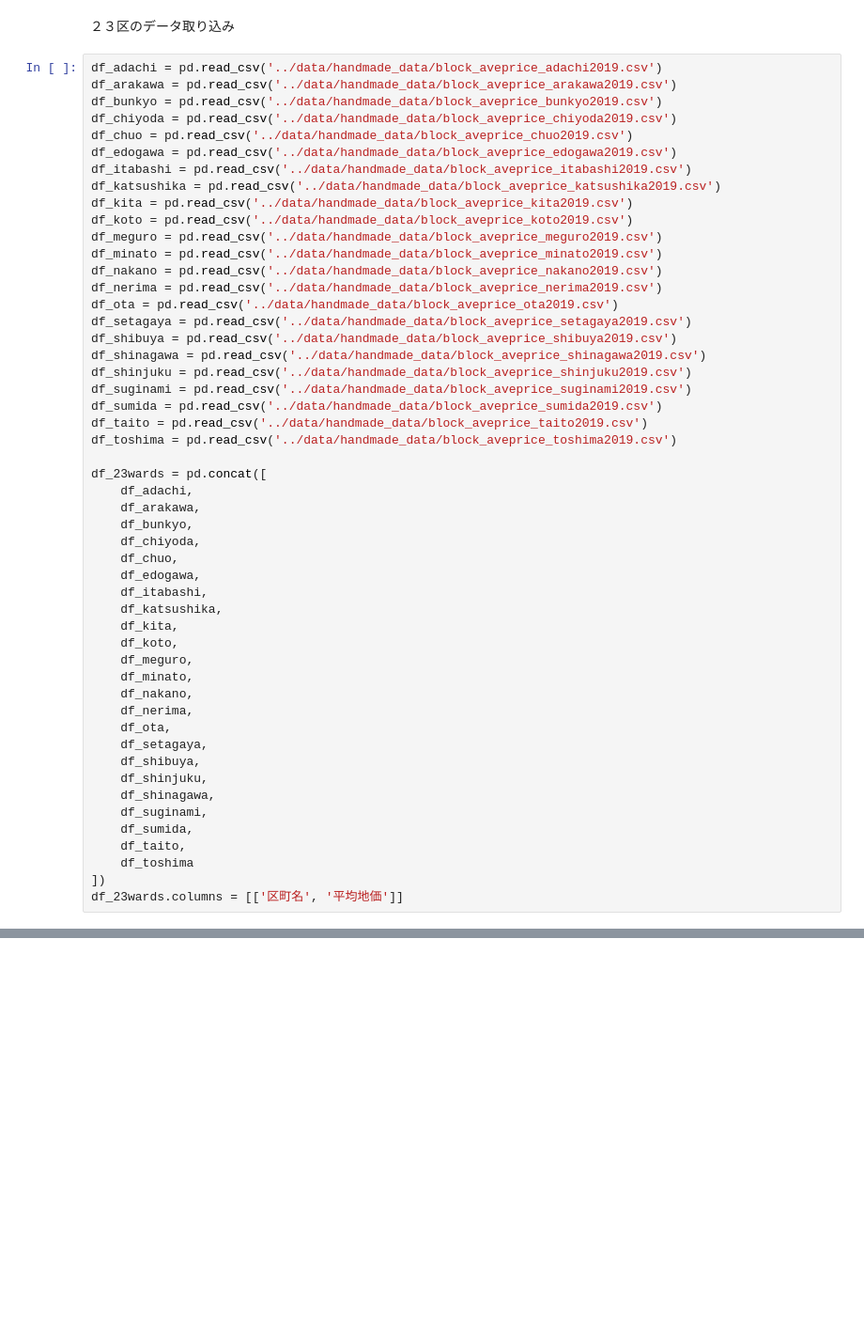
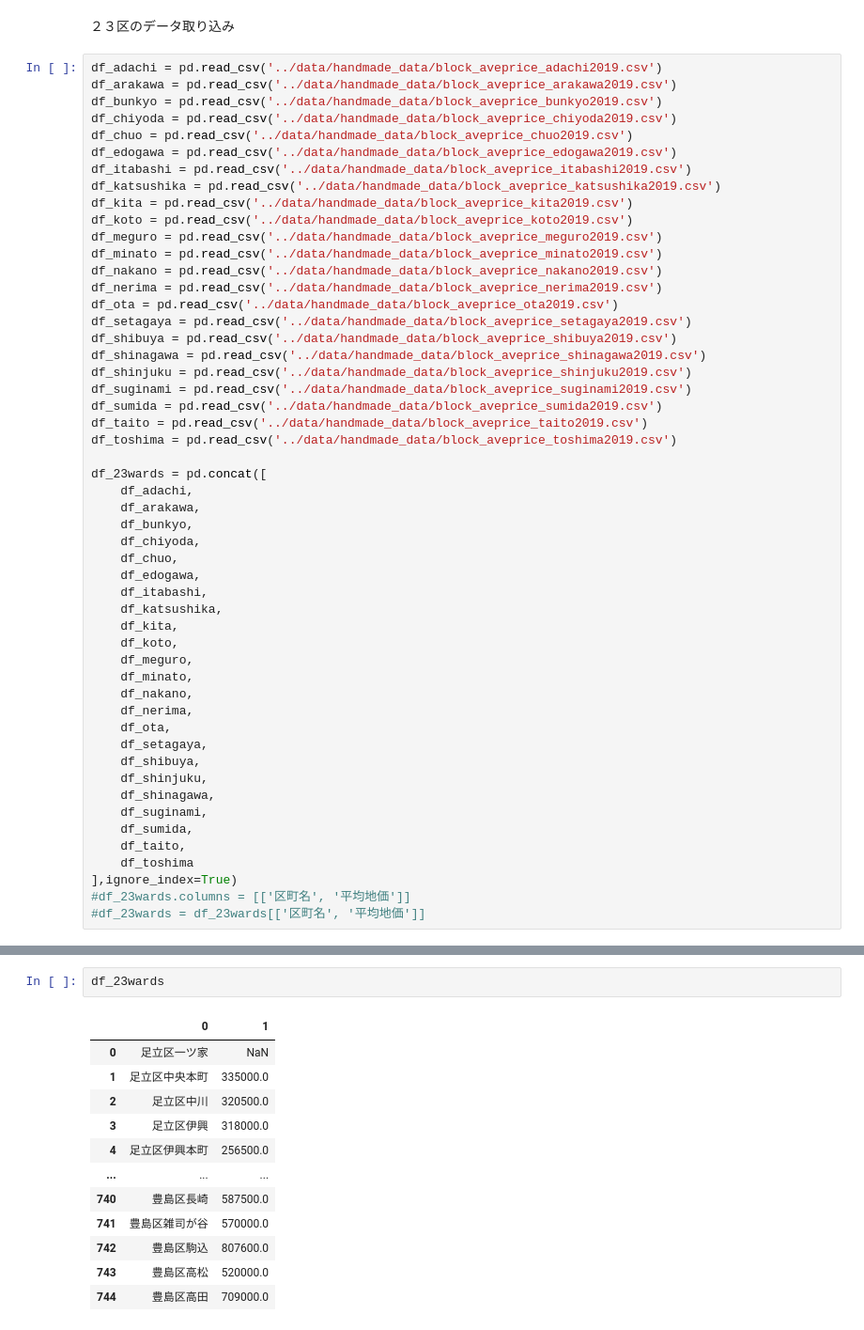
Before and after one commit to kyotoman-koshida/mynabi, a Jupyter notebook: notebooks/20220913.ipynb, the cells around one changed output, grey strips where cells are left out. Shown at 94% size. Drawn from its saved outputs; the diff is of its cells as text; blank space fills up the shorter version.

```diff
--- a/notebooks/20220913.ipynb
+++ b/notebooks/20220913.ipynb
@@ -53,5 +53,6 @@ df_23wards = pd.concat([
     df_sumida,
     df_taito,
     df_toshima
-])
-df_23wards.columns = [['区町名', '平均地価']]
+],ignore_index=True)
+#df_23wards.columns = [['区町名', '平均地価']]
+#df_23wards = df_23wards[['区町名', '平均地価']]
@@ -59,0 +59,15 @@ df_23wards.columns = [['区町名', '平均地価']]
+# %%
+df_23wards
+# %% [output]
+|  | 0 | 1 |
+| 0 | 足立区一ツ家 | NaN |
+| 1 | 足立区中央本町 | 335000.0 |
+| 2 | 足立区中川 | 320500.0 |
+| 3 | 足立区伊興 | 318000.0 |
+| 4 | 足立区伊興本町 | 256500.0 |
+| ... | ... | ... |
+| 740 | 豊島区長崎 | 587500.0 |
+| 741 | 豊島区雑司が谷 | 570000.0 |
+| 742 | 豊島区駒込 | 807600.0 |
+| 743 | 豊島区高松 | 520000.0 |
+| 744 | 豊島区高田 | 709000.0 |
```
Also changed, not shown: parts of 20 cells of this notebook, 3 other files.
